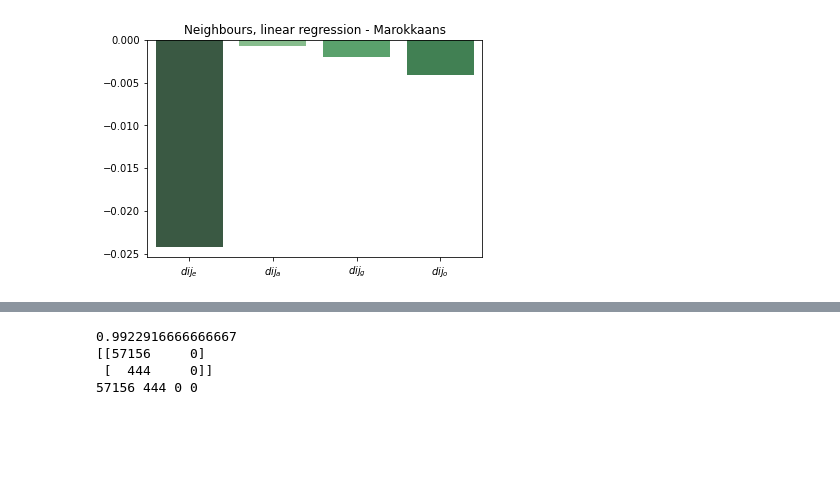
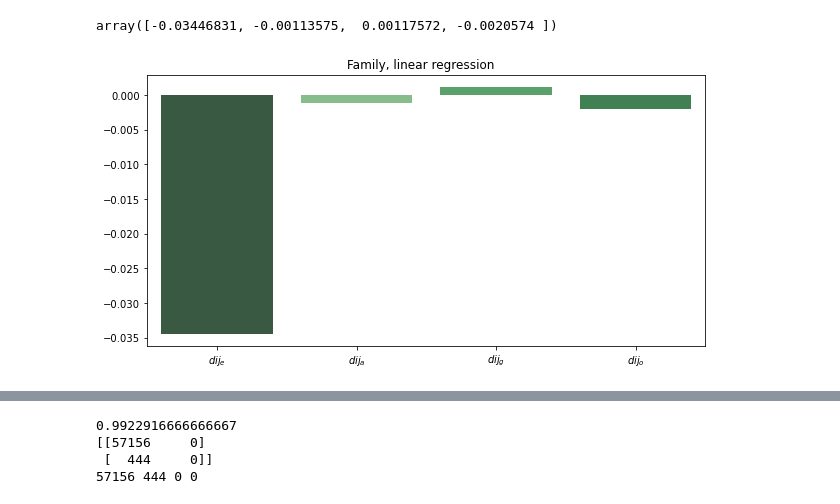
Before and after one commit to kamielgulpen/CLS-thesis, a Jupyter notebook: Notebooks/homophily as a process generating social networks.ipynb, the cells around one changed output, grey strips where cells are left out. Saved outputs shown, nothing was run; the diff lists cells and outputs as text; code cells hidden in the pictures; blank space fills up the shorter version.

```diff
--- a/Notebooks/homophily as a process generating social networks.ipynb
+++ b/Notebooks/homophily as a process generating social networks.ipynb
@@ -573,16 +1010,6 @@ Name: source_group, Length: 25165, dtype: object
 from sklearn.metrics import mean_squared_error
 from scipy import stats
 
-def prob_function(d_ij,alpha, a, beta, b):
-#     beta =0.0000014074102356647932
-
-#     p_ij =(a)/( 1 + ((1/b * d_ij) ** alpha))
-
-#     p_ij = (a + beta * d_ij)  / (1 + ( 1/b * d_ij) **alpha)
-
-    p_ij = ( a+ (beta *d_ij)) * np.exp(- alpha * d_ij)
-
-    return p_ij
 
 
 def prob_function2(dist,etn_dist, age_dist, gender_dist, opl_dist):
@@ -628,9 +1055,9 @@ def get_df(df, name, logistic = True, seperated = True):
         df['dij_a'] = df[name+'_age_d']
         df['dij_g'] = df[name+'_gender_d']
         df['dij_o'] = df[name+'_opl_d']
-        df['dij_e'] = df[name+'_etn_d']
+        df['dij_e'] = df[name+'_etn_d'].round(0)
         df['pij'] = df[name+'_pij']
-        df['dij'] = df[name+'_age_d'] + df[name+'_gender_d'] + df[name+'_opl_d'] + df[name+'_etn_d']
+        df['dij'] =  df[name+'_gender_d']  + df[name+'_opl_d'] + df[name+'_etn_d'].round(0) + df[name+'_age_d']
 
 
 
@@ -1045,6 +1379,0 @@ Name: pij_transformed, Length: 11491, dtype: complex128
-# %%
-
-
-s = pd.Series(df1['pij_transformed'], dtype="Float64")
-dtype="Float64"
-df1['pij_transformed'] = s
@@ -1057,10 +1380,52 @@ See the caveats in the documentation: https://pandas.pydata.org/pandas-docs/stab
 # %%
+df1['pij_transformed'] = ((((df1['pij']/a)**-1) -1)**-alpha) * b
+
+
+print(alpha,beta)
+
+# df1['pij_transformed'] = - (lambertw(- (alpha*(df1['pij'] - a))/beta))/alpha
+
+f = (alpha * df1['pij']) / (np.exp((a*alpha)/beta) * beta )
+
+# df1['pij_transformed'] = - (lambertw(- (alpha*(df1['pij'] - a))/beta))/alpha
+
+df1['pij_transformed'] = -(lambertw(-f) * beta + (alpha * a))/ (alpha * beta)
+
+# df1[df1['pij_transformed'] == 0 ]
+
+re  = [i.real for i in df1['pij_transformed']]
+
+
+df1['pij_transformed'] = re
+
+
+
+# df1 = df1[df1['complex'] == 0]
+
+# print(df1['pij_transformed'])
+
+# df1.iloc[:,8:]
+
+df1
+df1 = df1[df1['pij_transformed'] != np.inf]
+
+df1
+
+df1.dropna()
+
+
+
+s = pd.Series(df1['pij_transformed'], dtype="Float64")
+dtype="Float64"
+df1['pij_transformed'] = s - min(s)
+
+
 from sklearn.datasets import make_regression
 from sklearn.linear_model import LinearRegression
 from matplotlib import pyplot
 # define dataset
 
-alpha, a, b, beta = popt
+
 
 print(alpha, a, b, beta)
 pij = df1['pij']
@@ -1083,8 +1448,14 @@ sn.barplot(x = [abs(x) for x in range(len(importance))], y = importance, palette
 
 
 # pyplot.bar([x for x in range(len(importance))], importance)
-pyplot.title(f'Neighbours, linear regression - {group}')
+pyplot.title(f'{translate[layer]}, linear regression  {group}')
 pyplot.xticks([0,1,2,3],['$dij_e$', '$dij_a$', '$dij_g$', '$dij_o$'] )
+# pyplot.savefig(f'{translate[layer]}_probability_distance_characteristics.pdf')
 # sn.color_palette('Set2')
-pyplot.show()
+# pyplot.show()
+
+
+df1
+
+importance
 # %% [output]
@@ -1096 +1468,2 @@ Feature: 3, Score: -0.00408
+array([-0.03446831, -0.00113575,  0.00117572, -0.0020574 ])
-[figure, old version]
+[figure, new version]
```
Also changed, not shown: parts of 38 cells of this notebook, 34 other files.
